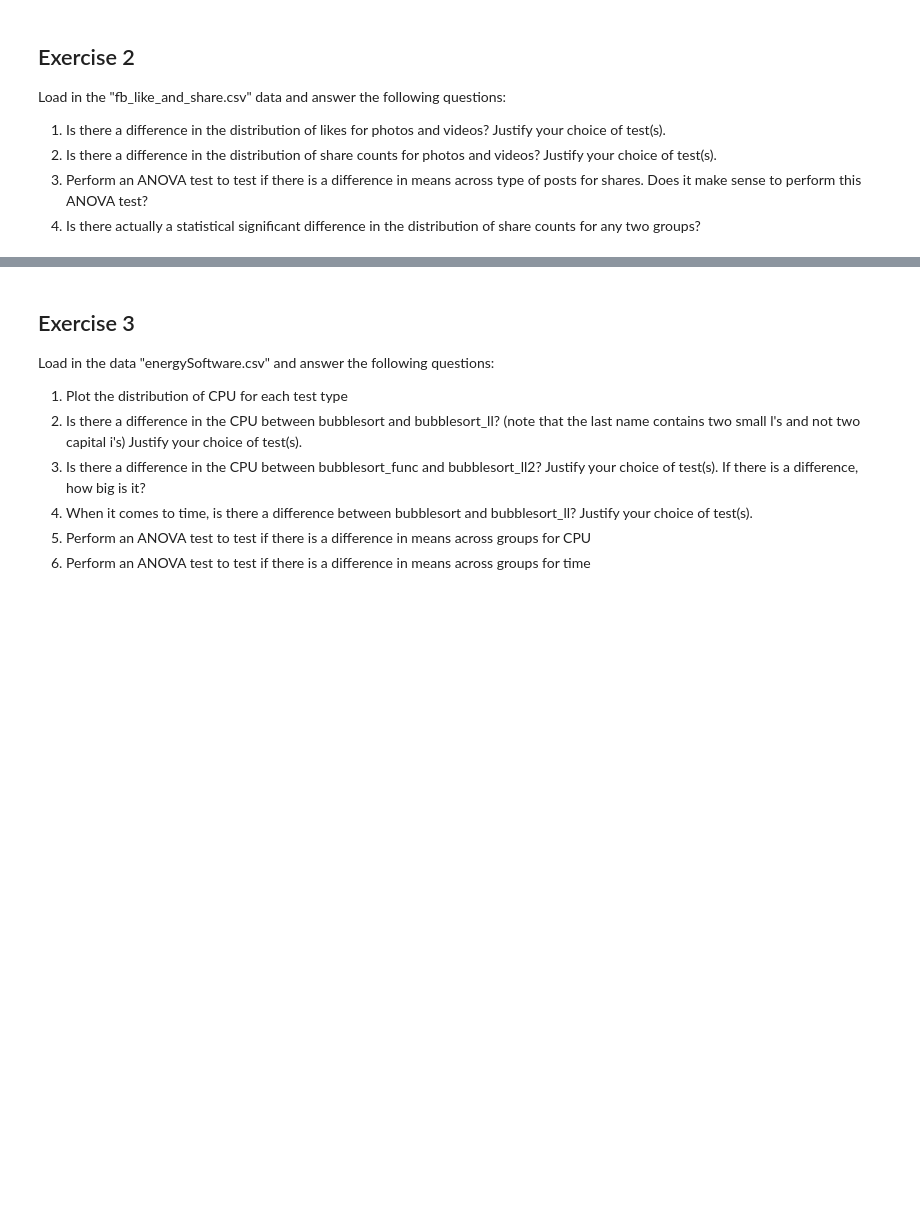
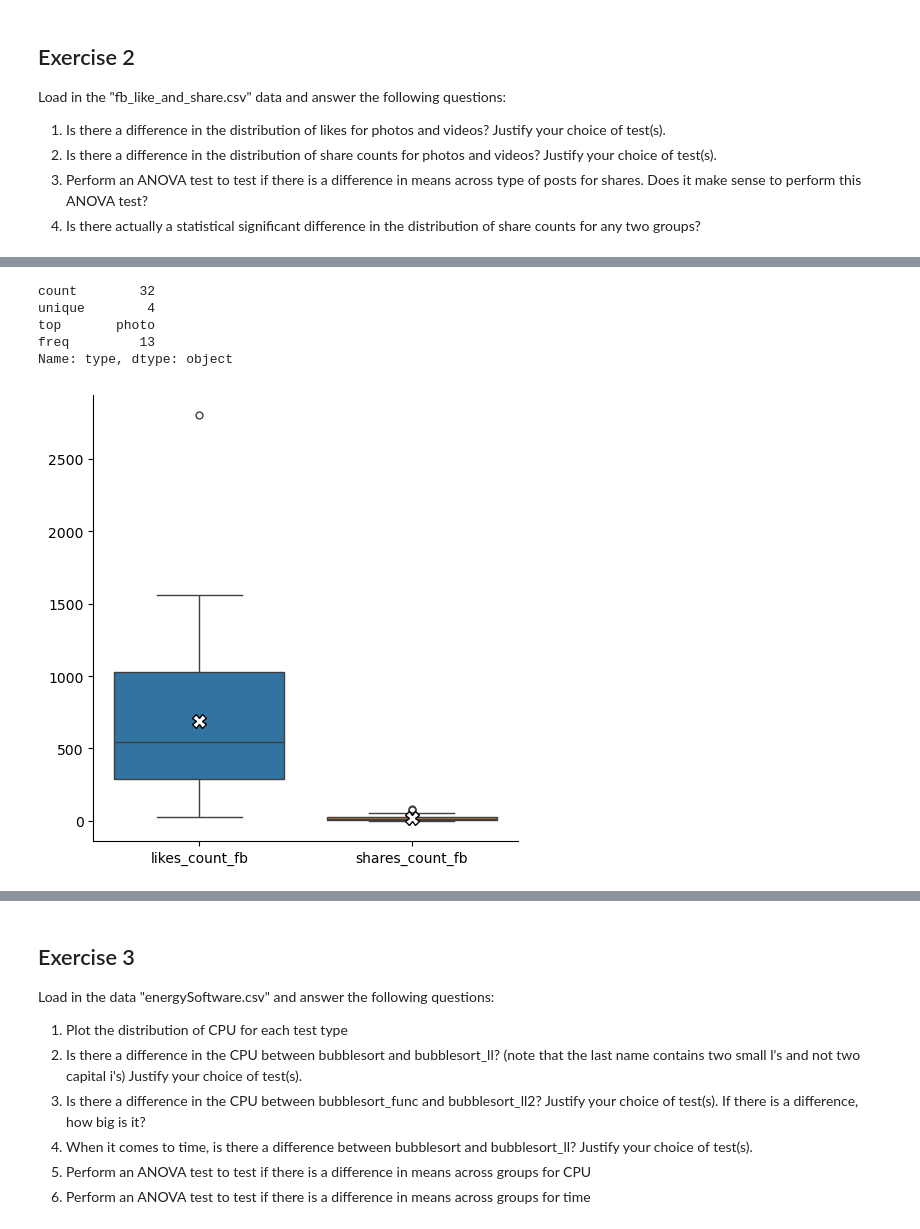
Before and after one commit to hsahmad112/DataAndThingsW2025, a Jupyter notebook: exercise_4.ipynb, the cells around one changed output, grey strips where cells are left out. Drawn from its saved outputs; the diff is of its cells as text; code cells hidden in the pictures; blank space fills up the shorter version.

```diff
--- a/exercise_4.ipynb
+++ b/exercise_4.ipynb
@@ -117,3 +118,7 @@ Load in the "fb_like_and_share.csv" data and answer the following questions:
 2. Is there a difference in the distribution of share counts for photos and videos? Justify your choice of test(s).
 3. Perform an ANOVA test to test if there is a difference in means across type of posts for shares. Does it make sense to perform this ANOVA test?
 4. Is there actually a statistical significant difference in the distribution of share counts for any two groups?
+# %%
+path = "data\\fb_like_and_share.csv"
+fb = pd.read_csv(path, delimiter=';')
+fb.head()
@@ -119,0 +145,17 @@ Load in the "fb_like_and_share.csv" data and answer the following questions:
+# %%
+#flexing my print to console skills and also displaying the overview of the categorical variable "type"
+print(f'{fb['type'].describe()}')
+# %% [output]
+count        32
+unique        4
+top       photo
+freq         13
+Name: type, dtype: object
+# %%
+sns.catplot(data=fb, kind="box",
+            showmeans =True, meanprops={"marker":"X", "markerfacecolor":"white", "markeredgecolor":"black", "markersize": "10"})
+plt.show()
+
+#clear to see there is a great discreptancy between shares and likes. Noticably there is few outliers.
+# %% [output]
+[figure, added]
```
Also changed, not shown: parts of 5 cells of this notebook, 3 other files.
